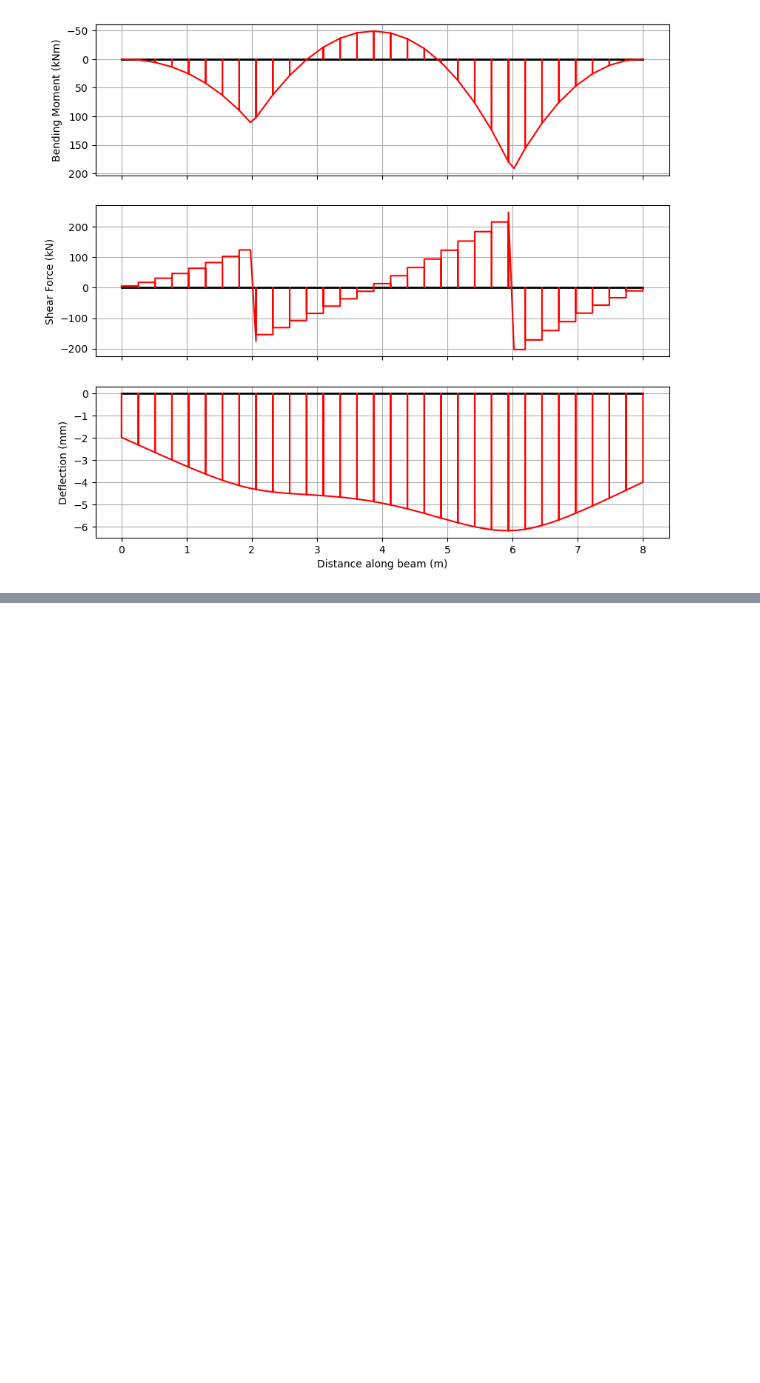
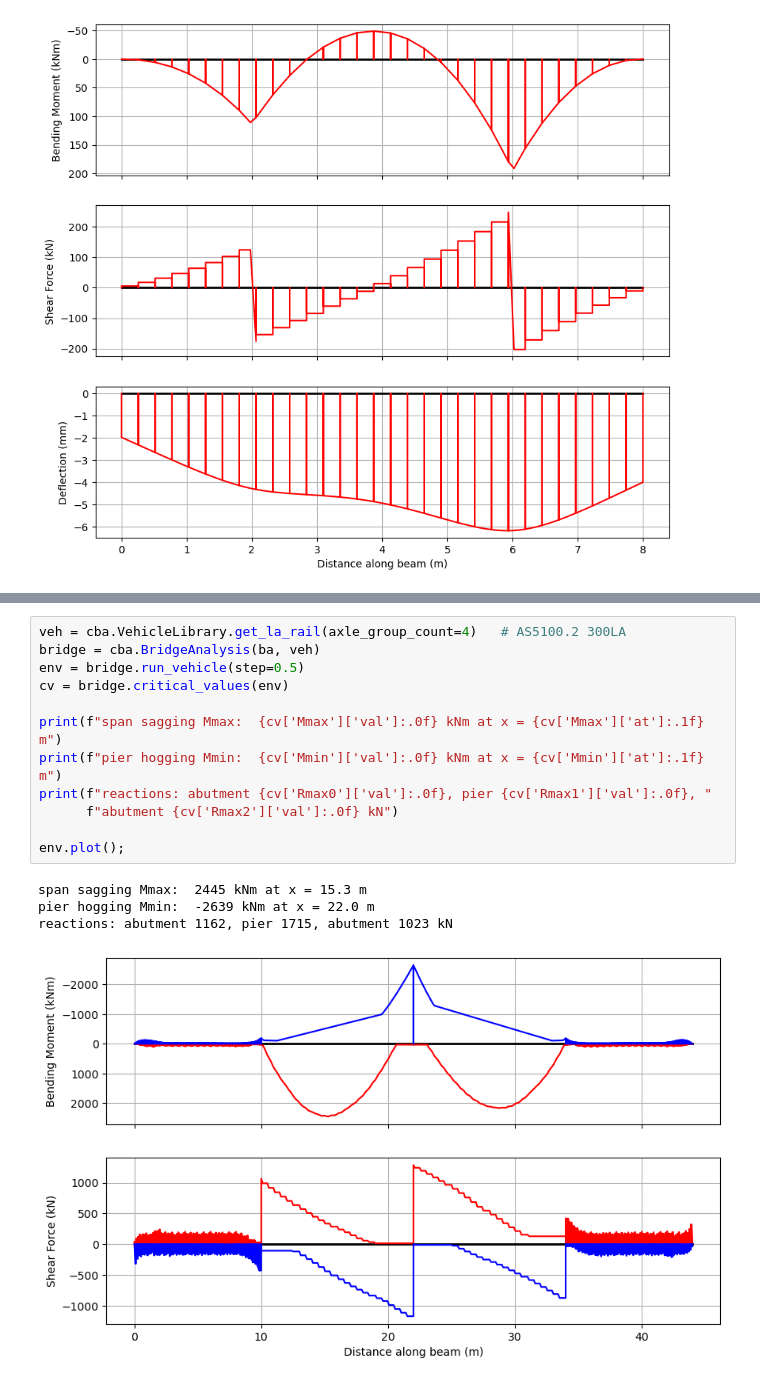
Before and after one commit to ccaprani/pycba, a Jupyter notebook: docs/source/notebooks/foundation.ipynb, the cells around one changed output, grey strips where cells are left out. Saved outputs shown, nothing was run; the diff lists cells and outputs as text; blank space fills up the shorter version.

```diff
--- a/docs/source/notebooks/foundation.ipynb
+++ b/docs/source/notebooks/foundation.ipynb
@@ -76,0 +99,17 @@ max bearing pressure: 123.6 kN/m
+# %%
+veh = cba.VehicleLibrary.get_la_rail(axle_group_count=4)   # AS5100.2 300LA
+bridge = cba.BridgeAnalysis(ba, veh)
+env = bridge.run_vehicle(step=0.5)
+cv = bridge.critical_values(env)
+
+print(f"span sagging Mmax:  {cv['Mmax']['val']:.0f} kNm at x = {cv['Mmax']['at']:.1f} m")
+print(f"pier hogging Mmin:  {cv['Mmin']['val']:.0f} kNm at x = {cv['Mmin']['at']:.1f} m")
+print(f"reactions: abutment {cv['Rmax0']['val']:.0f}, pier {cv['Rmax1']['val']:.0f}, "
+      f"abutment {cv['Rmax2']['val']:.0f} kN")
+
+env.plot();
+# %% [output]
+span sagging Mmax:  2445 kNm at x = 15.3 m
+pier hogging Mmin:  -2639 kNm at x = 22.0 m
+reactions: abutment 1162, pier 1715, abutment 1023 kN
+[figure, added]
```
Also changed, not shown: parts of 6 cells of this notebook, 1 other file.
